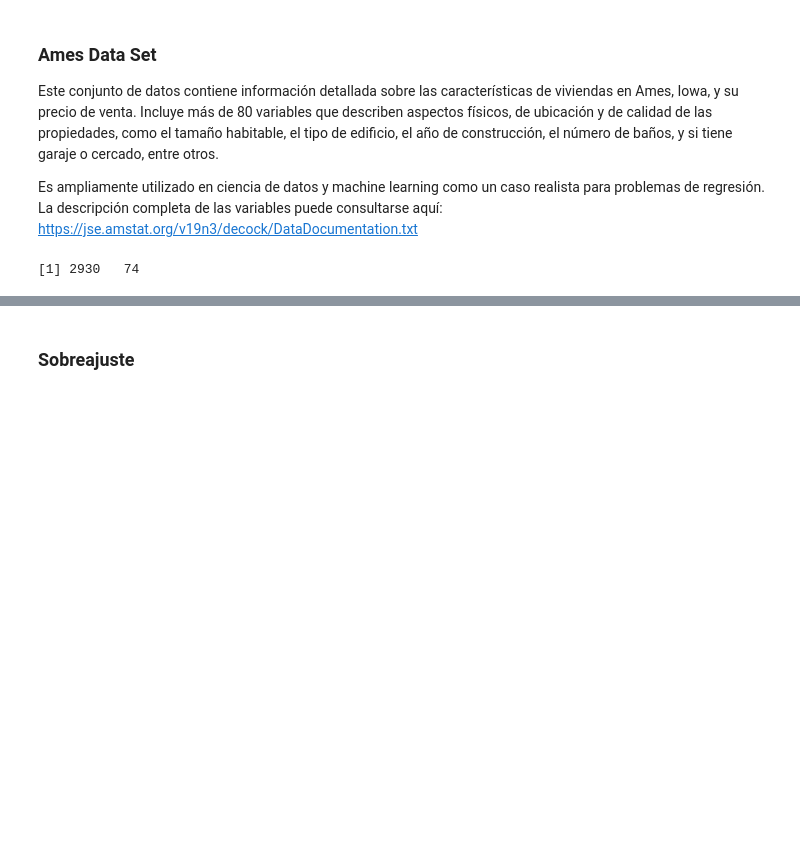
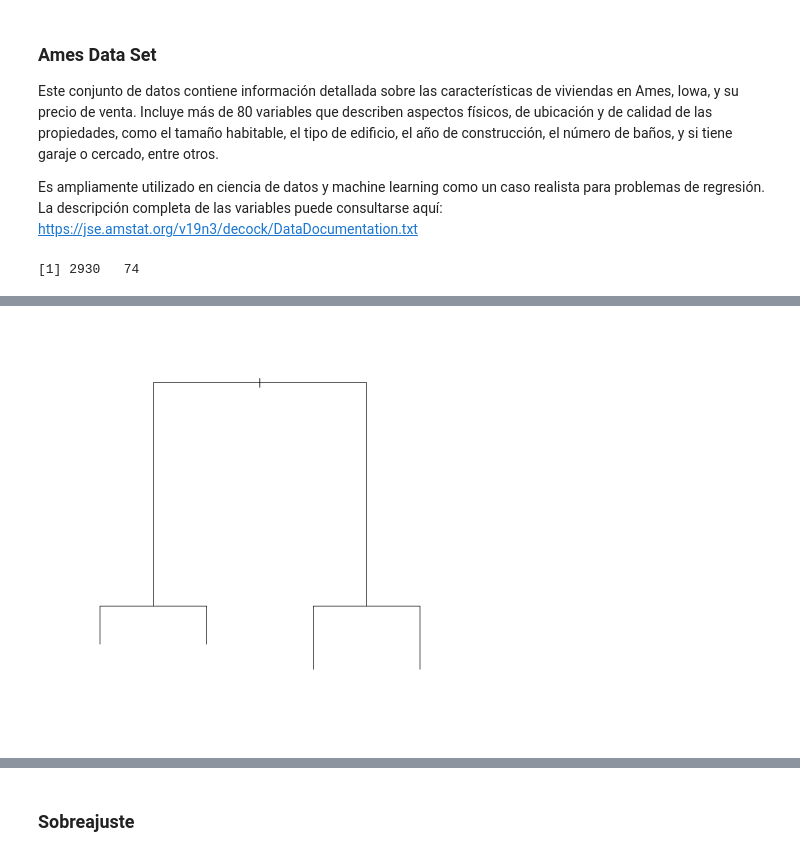
Before and after one commit to ignaciomsarmiento/ML_UNLP_Lectures, a Jupyter notebook: Week04/Notebook_Tree_Methods.ipynb, the cells around one changed output, grey strips where cells are left out. Drawn from its saved outputs; the diff is of its cells as text; code cells hidden in the pictures; blank space fills up the shorter version.

```diff
--- a/Week04/Notebook_Tree_Methods.ipynb
+++ b/Week04/Notebook_Tree_Methods.ipynb
@@ -60 +60,5 @@ amestree <- rpart(log(Sale_Price) ~  Gr_Liv_Area  + Bldg_Type + Fence + Lot_Area
+# %%
+plot(amestree)
+# %% [output]
+[figure, added]
 # %%
```
Also changed, not shown: parts of 17 cells of this notebook, 4 other files.
